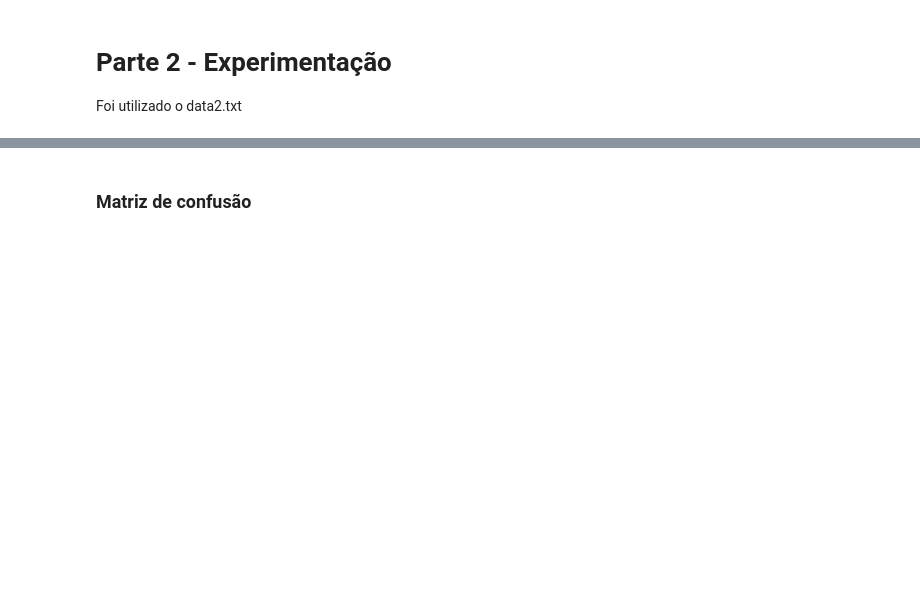
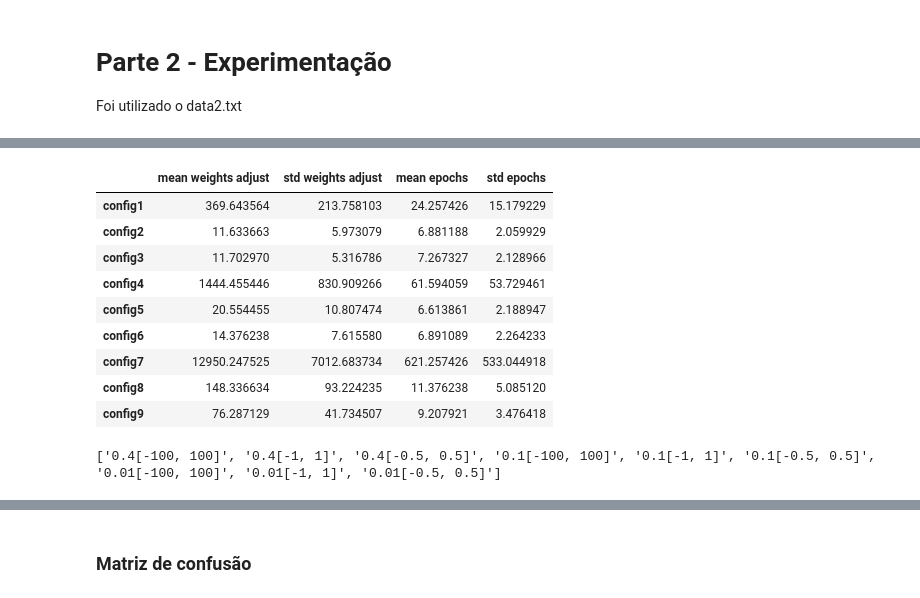
Before and after one commit to adhamlucas/supervised-learning-pp2, a Jupyter notebook: problema1.ipynb, the cells around one changed output, grey strips where cells are left out. Cells and saved outputs as stored; diff of their text form; code cells hidden in the pictures; blank space fills up the shorter version.

```diff
--- a/problema1.ipynb
+++ b/problema1.ipynb
@@ -137,0 +152,10 @@ print(results[key][0]['hyperplane'][0])
+# %%
+configs = np.array([])
+for key in keys:
+    number_of_weight_adjust = np.array([])
+    epochs = np.array([])
+    for i in results[key]:
+        number_of_weight_adjust = np.append(number_of_weight_adjust, i['number_of_weights_adjust'])
+        epochs = np.append(epochs, i['number_of_epochs'])
+    configs = np.append(configs, np.array([np.mean(number_of_weight_adjust), np.std(number_of_weight_adjust), np.mean(epochs), np.std(epochs)]))
+print(configs)
@@ -137,0 +172,19 @@ print(results[key][0]['hyperplane'][0])
+# %%
+df = pd.DataFrame(data=configs.reshape(9,4), index=["config1", "config2","config3","config4","config5","config6","config7","config8","config9"], columns=["mean weights adjust", "std weights adjust", "mean epochs", "std epochs"])
+
+df
+# %% [output]
+|  | mean weights adjust | std weights adjust | mean epochs | std epochs |
+| config1 | 369.643564 | 213.758103 | 24.257426 | 15.179229 |
+| config2 | 11.633663 | 5.973079 | 6.881188 | 2.059929 |
+| config3 | 11.702970 | 5.316786 | 7.267327 | 2.128966 |
+| config4 | 1444.455446 | 830.909266 | 61.594059 | 53.729461 |
+| config5 | 20.554455 | 10.807474 | 6.613861 | 2.188947 |
+| config6 | 14.376238 | 7.615580 | 6.891089 | 2.264233 |
+| config7 | 12950.247525 | 7012.683734 | 621.257426 | 533.044918 |
+| config8 | 148.336634 | 93.224235 | 11.376238 | 5.085120 |
+| config9 | 76.287129 | 41.734507 | 9.207921 | 3.476418 |
+# %%
+print(keys)
+# %% [output]
+['0.4[-100, 100]', '0.4[-1, 1]', '0.4[-0.5, 0.5]', '0.1[-100, 100]', '0.1[-1, 1]', '0.1[-0.5, 0.5]', '0.01[-100, 100]', '0.01[-1, 1]', '0.01[-0.5, 0.5]']
```
Also changed, not shown: parts of 27 cells of this notebook.
